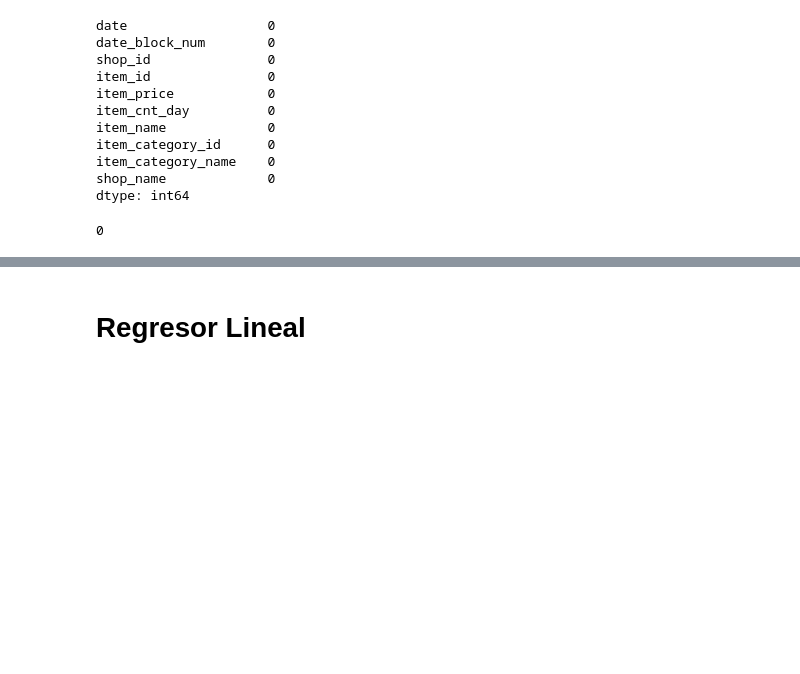
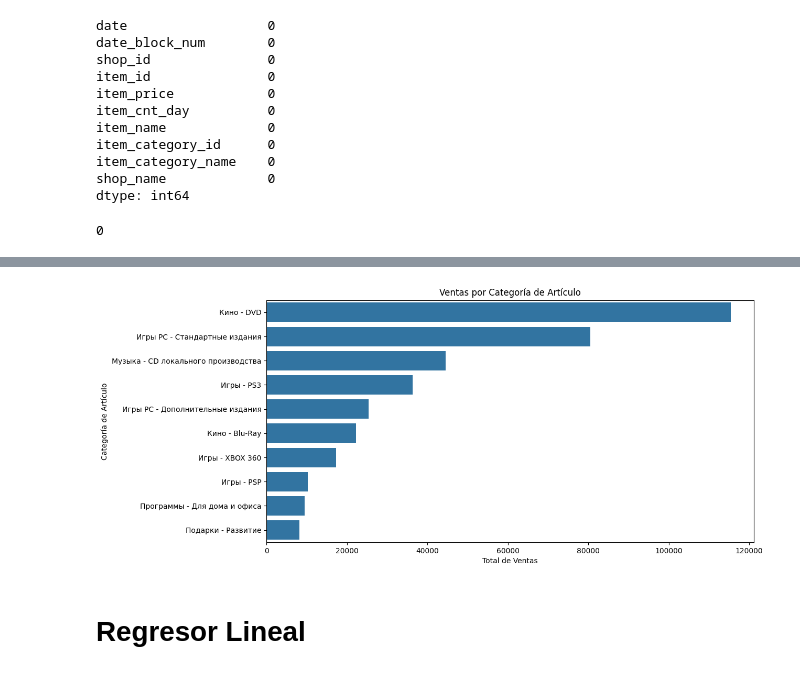
Before and after one commit to alexguttlein/OrgaDatos_TP2_MachineLearning, a Jupyter notebook: TP2_Machine_Learning.ipynb, the cells around one changed output, grey strips where cells are left out. Saved outputs shown, nothing was run; the diff lists cells and outputs as text; code cells hidden in the pictures; blank space fills up the shorter version.

```diff
--- a/TP2_Machine_Learning.ipynb
+++ b/TP2_Machine_Learning.ipynb
@@ -163,3 +180,14 @@ merged.loc[merged['item_cnt_day'] < 0, 'item_cnt_day'] = 0
+# %%
+# Barplot de ventas por categoría de artículo
+plt.figure(figsize=(12, 6))
+ventas_por_categoria = visu.groupby('item_category_name')['item_cnt_day'].sum().sort_values(ascending=False).head(10)
+sns.barplot(x=ventas_por_categoria.values, y=ventas_por_categoria.index)
+plt.title('Ventas por Categoría de Artículo')
+plt.xlabel('Total de Ventas')
+plt.ylabel('Categoría de Artículo')
+plt.show()
+# %% [output]
+[figure, added]
 # %% [markdown]
 # Regresor Lineal
 # %%
```
Also changed, not shown: parts of 4 cells of this notebook.
